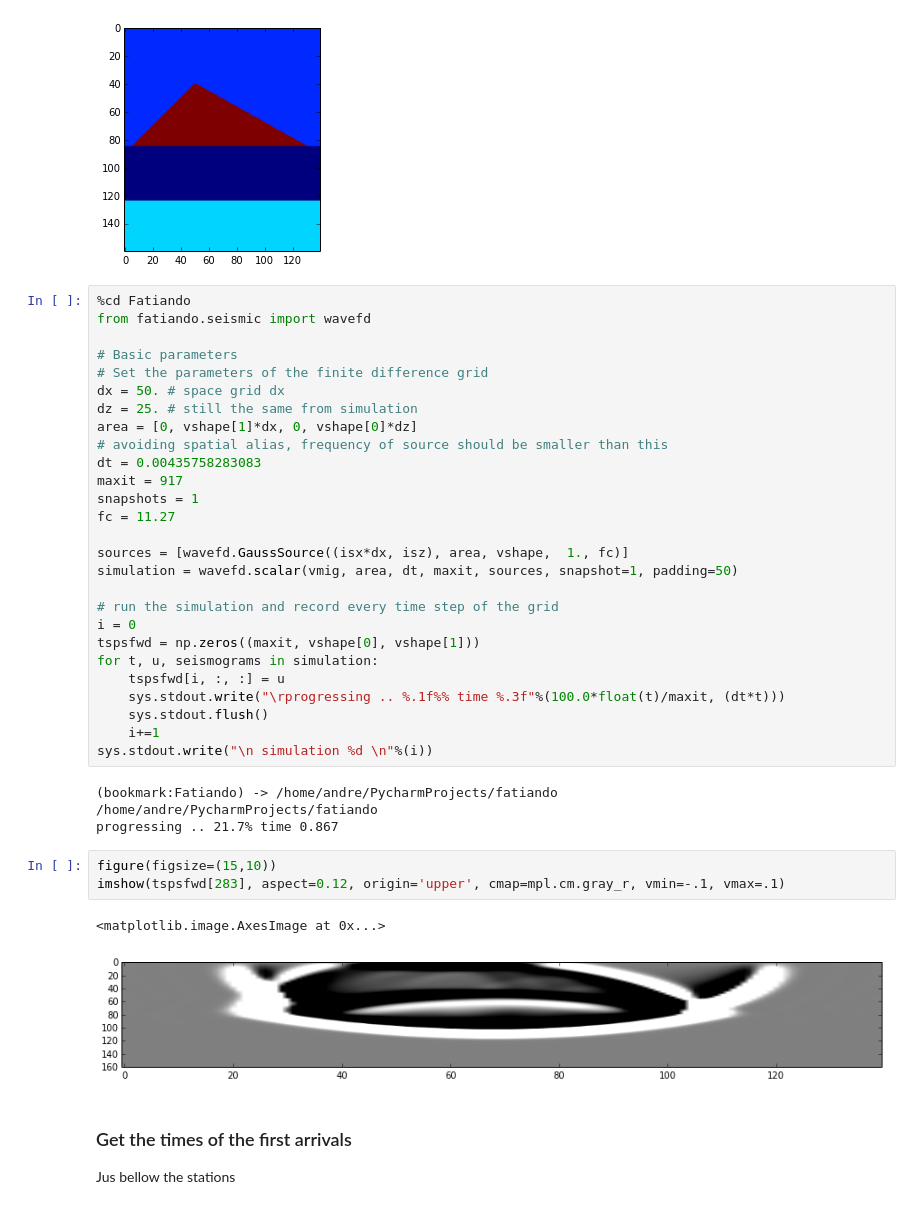
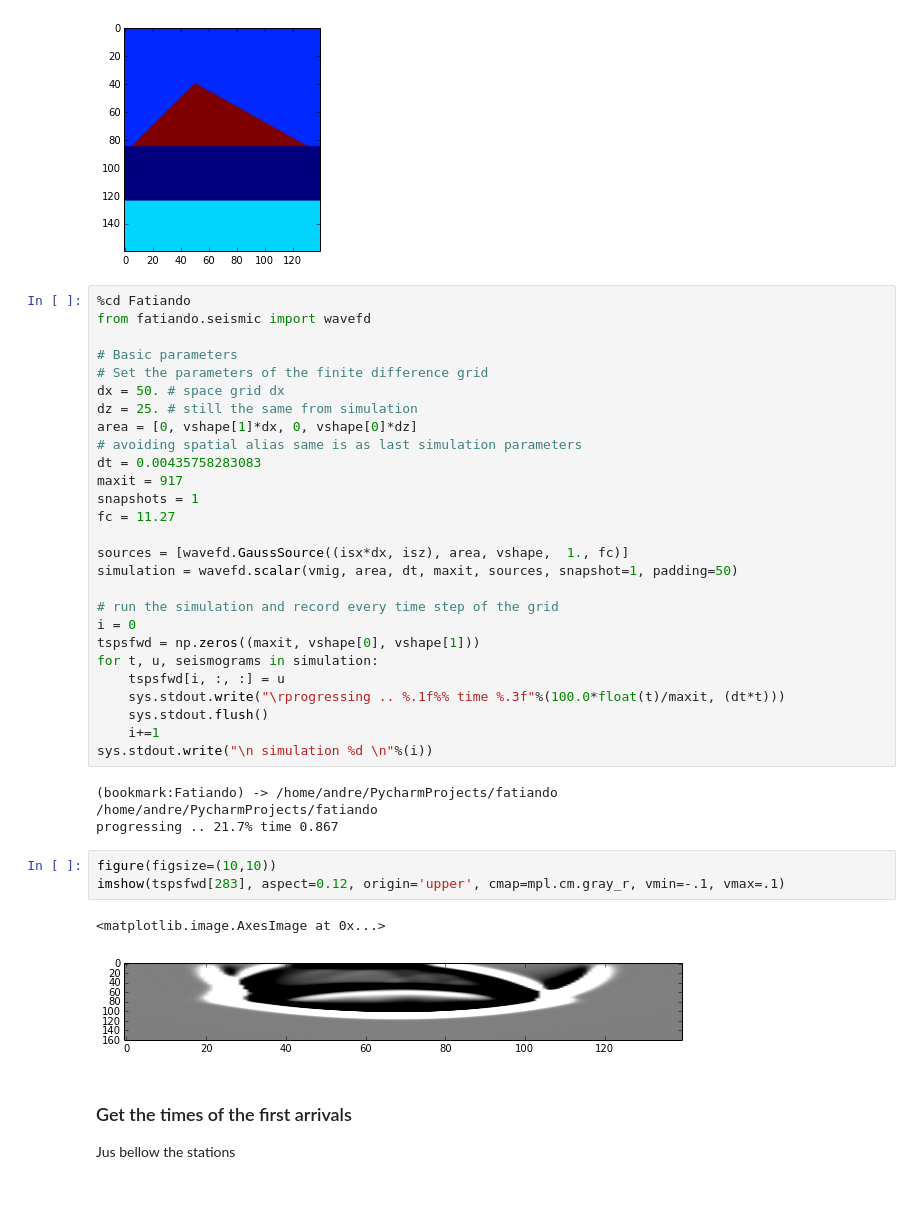
Before and after one commit to eusoubrasileiro/geonumerics, a Jupyter notebook: ipython_notebooks/Fatiando Pre-stack RTM.ipynb, the cells around one changed output. Drawn from its saved outputs; the diff is of its cells as text.

Commit message:
Updating ipython-notebooks. Analytical solutions working. Wavefd-simulation-class testing and reviewing. Trying Pre-stack RTM.

```diff
--- a/ipython_notebooks/Fatiando Pre-stack RTM.ipynb
+++ b/ipython_notebooks/Fatiando Pre-stack RTM.ipynb
@@ -98,7 +96,7 @@ from fatiando.seismic import wavefd
 dx = 50. # space grid dx
 dz = 25. # still the same from simulation
 area = [0, vshape[1]*dx, 0, vshape[0]*dz]
-# avoiding spatial alias, frequency of source should be smaller than this
+# avoiding spatial alias same is as last simulation parameters
 dt = 0.00435758283083
 maxit = 917
 snapshots = 1
@@ -121,11 +119,11 @@ sys.stdout.write("\n simulation %d \n"%(i))
 /home/andre/PycharmProjects/fatiando
 progressing .. 21.7% time 0.867
 # %%
-figure(figsize=(15,10))
+figure(figsize=(10,10))
 imshow(tspsfwd[283], aspect=0.12, origin='upper', cmap=mpl.cm.gray_r, vmin=-.1, vmax=.1)
 # %% [output]
 <matplotlib.image.AxesImage at 0x...>
-[figure, old version]
+[figure, new version]
 # %% [markdown]
 ### Get the times of the first arrivals ###
 
```
Also changed, not shown: parts of 21 cells of this notebook, 3 other files.
